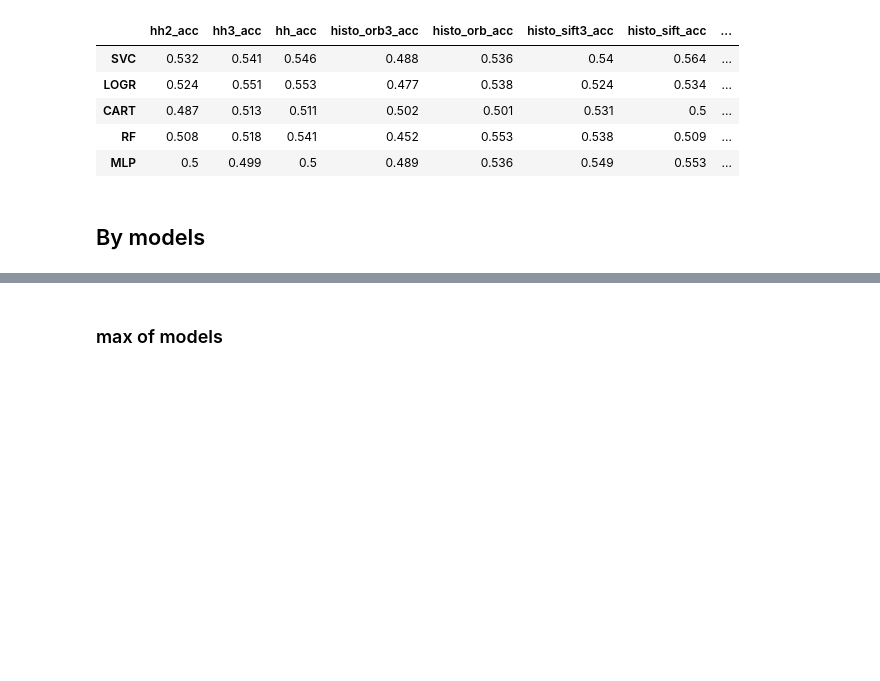
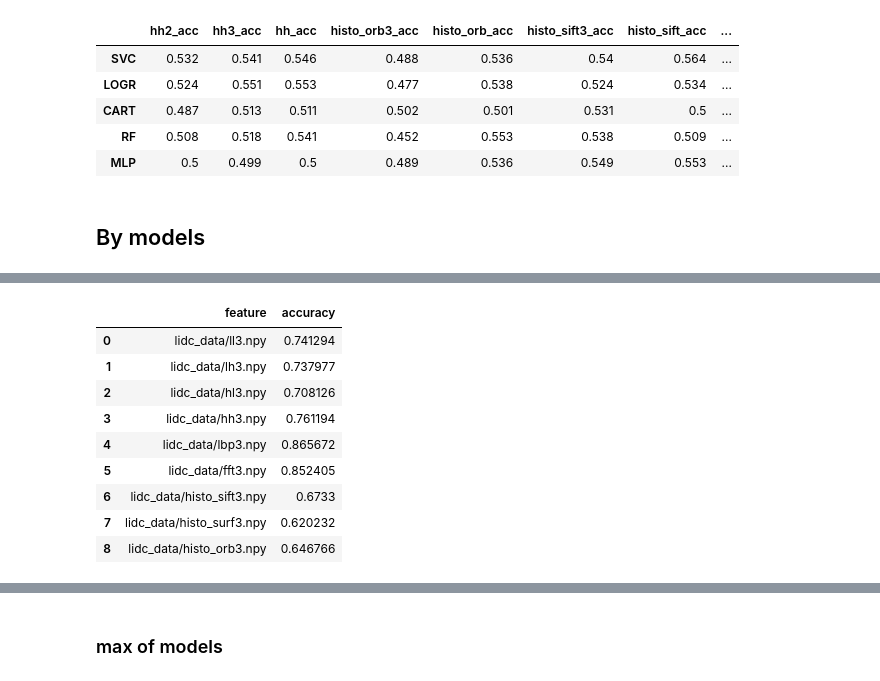
Before and after one commit to yeexunwei/lung-cancer-image-classification, a Jupyter notebook: Models Comparison.ipynb, the cells around one changed output, grey strips where cells are left out. Drawn from its saved outputs; the diff is of its cells as text; code cells hidden in the pictures; blank space fills up the shorter version.

```diff
--- a/Models Comparison.ipynb
+++ b/Models Comparison.ipynb
@@ -88,0 +116,15 @@ print(model)
+# %%
+model = np.load('svm3.npy', allow_pickle=True)
+compare_feature3 = pd.DataFrame(list(model.tolist().items()),columns = ['feature','accuracy'])
+compare_feature3.style.highlight_max(color='darkorange',axis=None)
+# %% [output]
+|  | feature | accuracy |
+| 0 | lidc_data/ll3.npy | 0.741294 |
+| 1 | lidc_data/lh3.npy | 0.737977 |
+| 2 | lidc_data/hl3.npy | 0.708126 |
+| 3 | lidc_data/hh3.npy | 0.761194 |
+| 4 | lidc_data/lbp3.npy | 0.865672 |
+| 5 | lidc_data/fft3.npy | 0.852405 |
+| 6 | lidc_data/histo_sift3.npy | 0.6733 |
+| 7 | lidc_data/histo_surf3.npy | 0.620232 |
+| 8 | lidc_data/histo_orb3.npy | 0.646766 |
```
Also changed, not shown: parts of 7 cells of this notebook, 3 other files.
